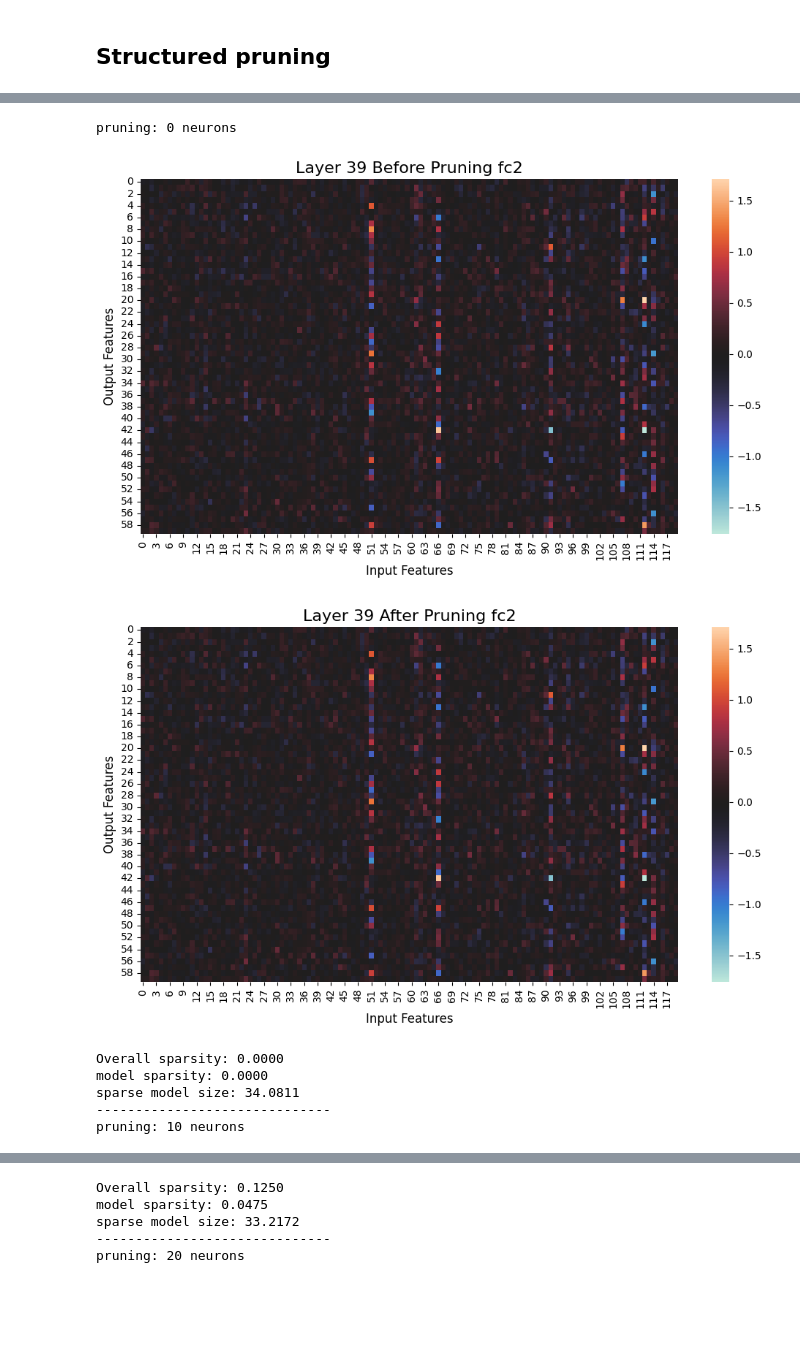
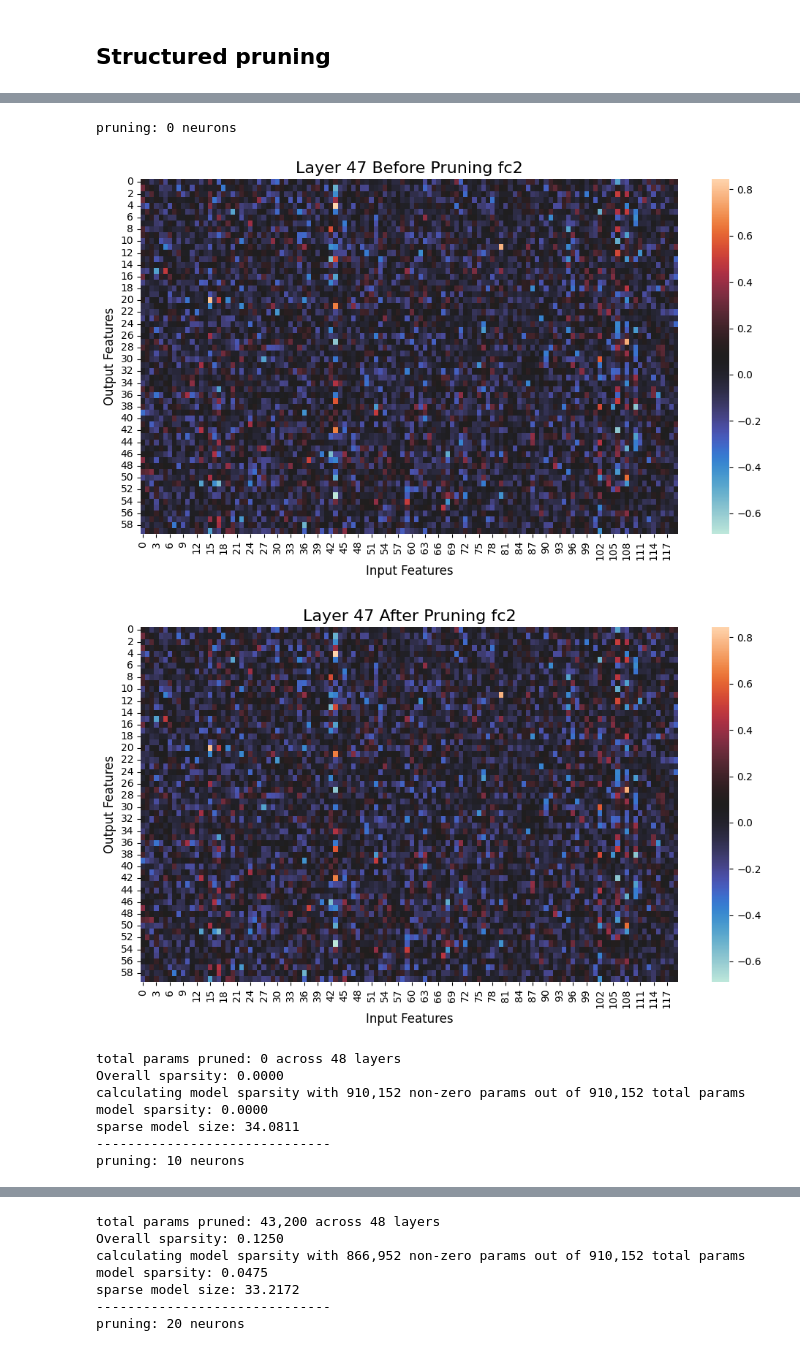
Before and after one commit to vbhasin999/SwinIR-experiments, a Jupyter notebook: pruning.ipynb, the cells around one changed output, grey strips where cells are left out. Drawn from its saved outputs; the diff is of its cells as text; code cells hidden in the pictures; blank space fills up the shorter version.

```diff
--- a/pruning.ipynb
+++ b/pruning.ipynb
@@ -142,9 +110,10 @@ pruning_data_unstructured = {
 # %%
 importlib.reload(pu) #reloading the module to reflect changes in the file
+
 for ph in range(7): # swinIR has 6 attention heads, so we are pruning 0 (none) to 6 (all) heads
     print(f"pruning: {ph} heads")
     mod2prune = copy.deepcopy(model)
-    pu.prune_attn_heads(mod2prune, ph, 20) #pruning ph heads and plotting every 10 layers
+    pu.prune_attn_heads(mod2prune, ph, 24) #pruning ph heads and plotting every few layers
     print("-"*30)
 # %% [output]
 pruning: 0 heads
@@ -187,20 +173,18 @@ pruning_data_structured_attn_heads = {
 # %%
 importlib.reload(pu)
-# Each Mlp block has 2 linear layers:
-# fc1: Linear(in_features=60, out_features=120, bias=True)
-# fc2: Linear(in_features=120, out_features=60, bias=True)
-# each linear layer has weights of shape (out_features, in_features)
-# we prune along dim=1 i.e. input features to a neuron
+
 for pn in range(0, 61, 10):
     print(f"pruning: {pn} neurons")
     mod2prune = copy.deepcopy(model)
-    pu.prune_linear_nodes(mod2prune, pn, 39)
+    pu.prune_linear_nodes(mod2prune, pn, 48)
     print("-"*30)
 # %% [output]
 pruning: 0 neurons
-[figure, old version]
+[figure, new version]
-[figure, old version]
+[figure, new version]
+total params pruned: 0 across 48 layers
 Overall sparsity: 0.0000
+calculating model sparsity with 910,152 non-zero params out of 910,152 total params
 model sparsity: 0.0000
 sparse model size: 34.0811
 ------------------------------
@@ -210,4 +194,6 @@ pruning: 10 neurons
+total params pruned: 43,200 across 48 layers
 Overall sparsity: 0.1250
+calculating model sparsity with 866,952 non-zero params out of 910,152 total params
 model sparsity: 0.0475
 sparse model size: 33.2172
 ------------------------------
```
Also changed, not shown: parts of 8 cells of this notebook, 1 other file.
